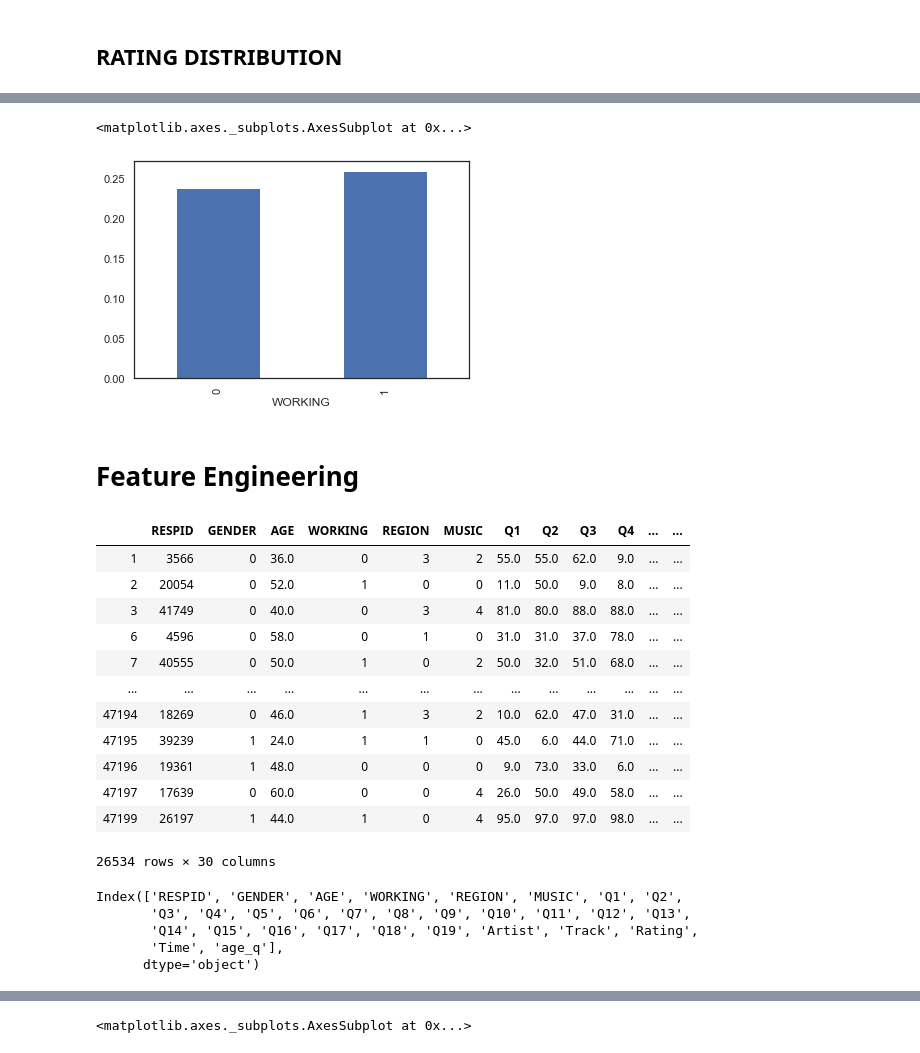
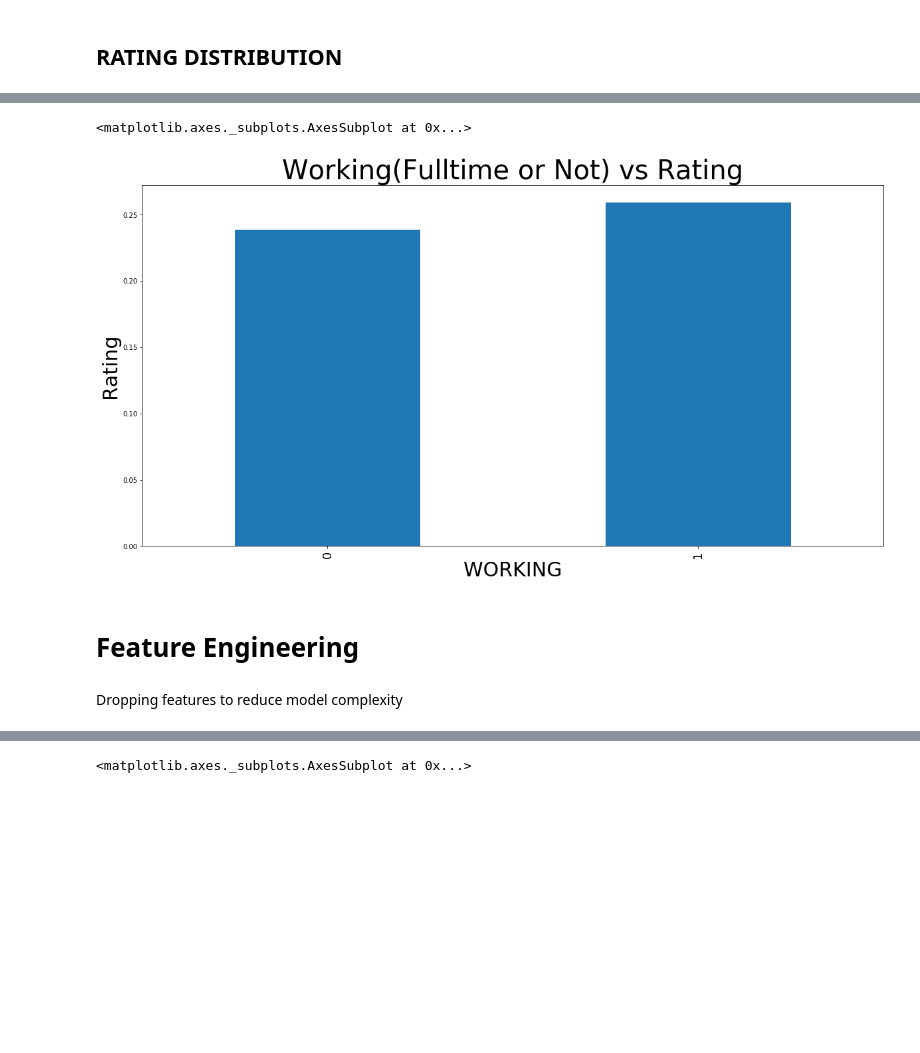
Before and after one commit to ezscore/classification_song_interest, a Jupyter notebook: Will A User Like This Song?.ipynb, the cells around one changed output, grey strips where cells are left out. Saved outputs shown, nothing was run; the diff lists cells and outputs as text; code cells hidden in the pictures; blank space fills up the shorter version.

```diff
--- a/Will A User Like This Song?.ipynb
+++ b/Will A User Like This Song?.ipynb
@@ -165,37 +175,20 @@ merged_df.groupby('GENDER')['Rating'].mean().plot(kind='bar')
-# %%
-merged_df.groupby('WORKING')['Rating'].mean().plot(kind='bar')
-# %% [output]
-<matplotlib.axes._subplots.AxesSubplot at 0x...>
-[figure, removed]
+# %%
+plt.figure(figsize=(20, 10))
+plt.ylabel('Rating', fontsize=30)
+plt.xlabel('Working', fontsize=30)
+plt.xticks([0, 1], fontsize=18)
+plt.title('Working(Fulltime or Not) vs Rating', fontsize = 40)
+merged_df.groupby('WORKING')['Rating'].mean().plot(kind='bar')
+# %% [output]
+<matplotlib.axes._subplots.AxesSubplot at 0x...>
+[figure, added]
 # %% [markdown]
 # Feature Engineering
-# %%
-merged_df
-# %% [output]
-|  | RESPID | GENDER | AGE | WORKING | REGION | MUSIC | Q1 | Q2 | Q3 | Q4 | ... | ... |
-| 1 | 3566 | 0 | 36.0 | 0 | 3 | 2 | 55.0 | 55.0 | 62.0 | 9.0 | ... | ... |
-| 2 | 20054 | 0 | 52.0 | 1 | 0 | 0 | 11.0 | 50.0 | 9.0 | 8.0 | ... | ... |
-| 3 | 41749 | 0 | 40.0 | 0 | 3 | 4 | 81.0 | 80.0 | 88.0 | 88.0 | ... | ... |
-| 6 | 4596 | 0 | 58.0 | 0 | 1 | 0 | 31.0 | 31.0 | 37.0 | 78.0 | ... | ... |
-| 7 | 40555 | 0 | 50.0 | 1 | 0 | 2 | 50.0 | 32.0 | 51.0 | 68.0 | ... | ... |
-| ... | ... | ... | ... | ... | ... | ... | ... | ... | ... | ... | ... | ... |
-| 47194 | 18269 | 0 | 46.0 | 1 | 3 | 2 | 10.0 | 62.0 | 47.0 | 31.0 | ... | ... |
-| 47195 | 39239 | 1 | 24.0 | 1 | 1 | 0 | 45.0 | 6.0 | 44.0 | 71.0 | ... | ... |
-| 47196 | 19361 | 1 | 48.0 | 0 | 0 | 0 | 9.0 | 73.0 | 33.0 | 6.0 | ... | ... |
-| 47197 | 17639 | 0 | 60.0 | 0 | 0 | 4 | 26.0 | 50.0 | 49.0 | 58.0 | ... | ... |
-| 47199 | 26197 | 1 | 44.0 | 1 | 0 | 4 | 95.0 | 97.0 | 97.0 | 98.0 | ... | ... |
-26534 rows × 30 columns
+# %% [markdown]
+Dropping features to reduce model complexity
 # %%
 #Dropping features to reduce model complexity
 dropped_columns= ['Q4', 'Q6', 'Q19', 'Q11', 'Q10', 'Q12', 'Q14', 'Q13', 'Q15', 'Q16']
-# %%
-merged_df.columns
-# %% [output]
-Index(['RESPID', 'GENDER', 'AGE', 'WORKING', 'REGION', 'MUSIC', 'Q1', 'Q2',
-       'Q3', 'Q4', 'Q5', 'Q6', 'Q7', 'Q8', 'Q9', 'Q10', 'Q11', 'Q12', 'Q13',
-       'Q14', 'Q15', 'Q16', 'Q17', 'Q18', 'Q19', 'Artist', 'Track', 'Rating',
-       'Time', 'age_q'],
-      dtype='object')
 # %%
 for col in dropped_columns:
     merged_df.drop(columns=col, inplace=True)
```
Also changed, not shown: parts of 45 cells of this notebook.
